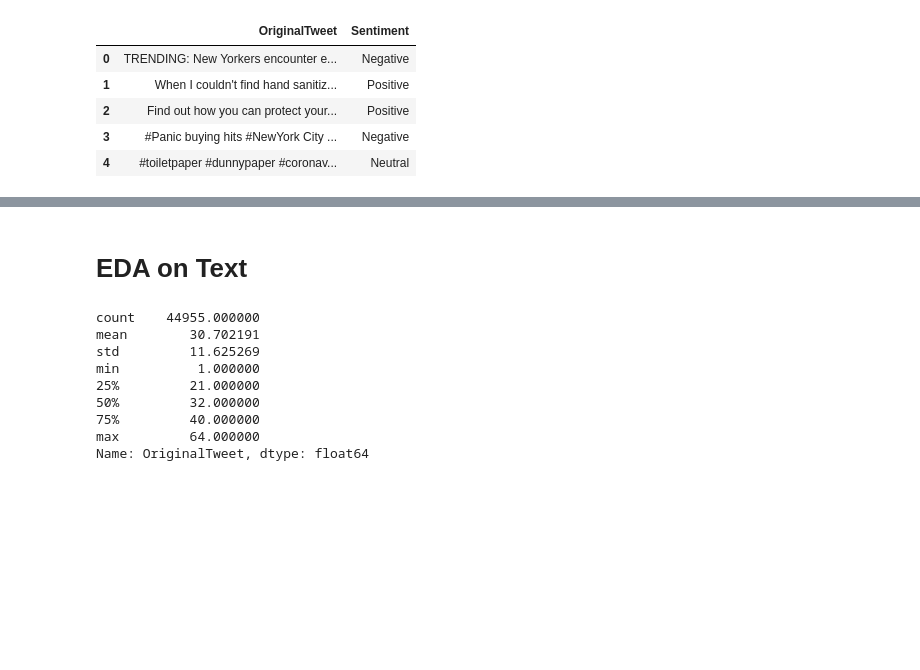
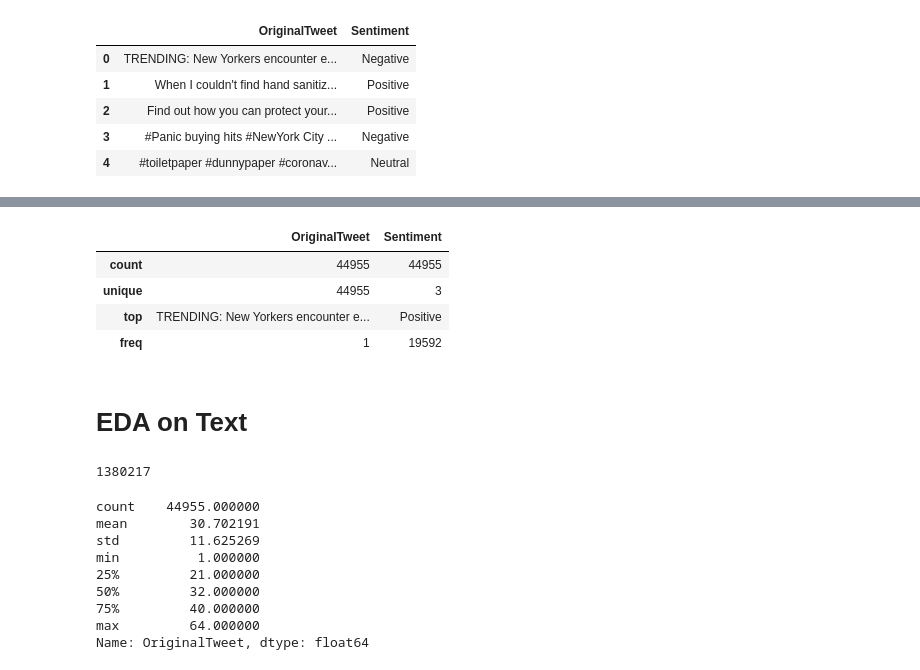
Before and after one commit to net-wizard/Coronavirus-tweets-NLP, a Jupyter notebook: Model/corona_tweets_sentiment.ipynb, the cells around one changed output, grey strips where cells are left out. Cells and saved outputs as stored; diff of their text form; code cells hidden in the pictures; blank space fills up the shorter version.

```diff
--- a/Model/corona_tweets_sentiment.ipynb
+++ b/Model/corona_tweets_sentiment.ipynb
@@ -101,7 +110,19 @@ df1.head()
+# %%
+df1.describe()
+# %% [output]
+|  | OriginalTweet | Sentiment |
+| count | 44955 | 44955 |
+| unique | 44955 | 3 |
+| top | TRENDING: New Yorkers encounter e... | Positive |
+| freq | 1 | 19592 |
 # %% [markdown]
 # EDA on Text
 # %%
 totalwords=df1['OriginalTweet'].str.split().str.len()
+# %%
+totalwords.sum()
+# %% [output]
+1380217
 # %%
 totalwords.describe()
 # %% [output]
```
Also changed, not shown: parts of 23 cells of this notebook, 4 other files.
